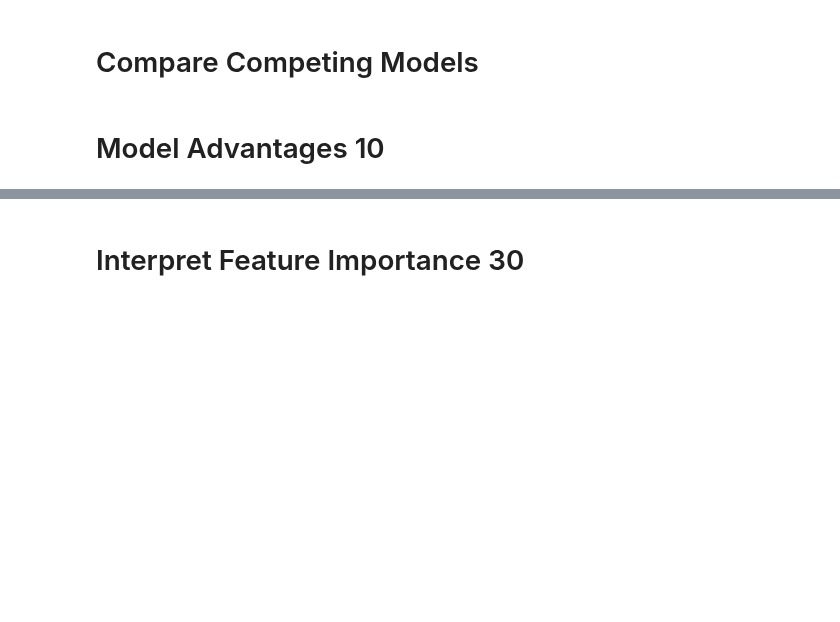
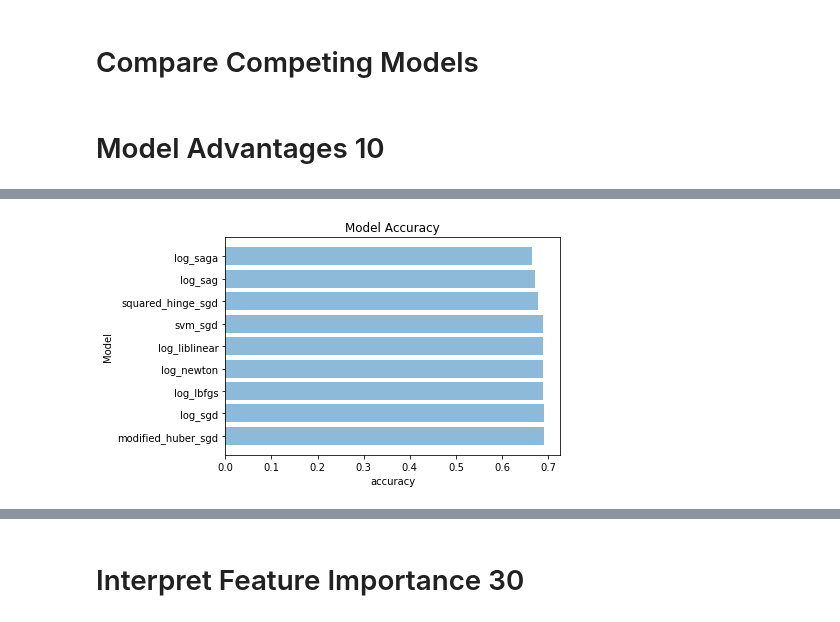
Before and after one commit to rchannewiser/MSDS-machine-learning1-team5, a Jupyter notebook: team5_lab2.ipynb, the cells around one changed output, grey strips where cells are left out. Saved outputs shown, nothing was run; the diff lists cells and outputs as text; code cells hidden in the pictures; blank space fills up the shorter version.

Commit message:
many updates for minilab resubmission

```diff
--- a/team5_lab2.ipynb
+++ b/team5_lab2.ipynb
@@ -145,14 +249,4 @@ def cv_train(name,model,x,y):
 # %% [markdown]
 # Compare Competing Models
-# %%
-#LogisticRegression
-log_newton_model = LogisticRegression(penalty='l2', C=1.0, class_weight=None, solver='newton-cg' )
-log_lbfgs_model = LogisticRegression(penalty='l2', C=1.0, class_weight=None, solver='lbfgs' )
-log_liblinear_model = LogisticRegression(penalty='l2', C=1.0, class_weight=None, solver='liblinear' )
-log_sag_model = LogisticRegression(penalty='l2', C=1.0, class_weight=None, solver='sag' )
-log_saga_model = LogisticRegression(penalty='l2', C=1.0, class_weight=None, solver='saga')
-#SGDClassifier
-log_sgd_model = lm.SGDClassifier(n_jobs=-1, loss="log")
-svm_sgd_model = lm.SGDClassifier(n_jobs=-1, loss="hinge")
 # %% [markdown]
 # Model Advantages	10
@@ -158,0 +255,16 @@ svm_sgd_model = lm.SGDClassifier(n_jobs=-1, loss="hinge")
+# %%
+#supressing warnings, many of the logistic models complain during fitting
+import warnings
+warnings.filterwarnings('ignore')
+
+#Run CV on all models and combine results into dataframe
+cv_results=cv_train("log_newton",log_newton_model, X_scaled, y2).\
+    append(cv_train("log_lbfgs",log_lbfgs_model, X_scaled, y2)).\
+    append(cv_train("log_liblinear",log_liblinear_model, X_scaled, y2)).\
+    append(cv_train("log_sag",log_sag_model, X_scaled, y2)).\
+    append(cv_train("log_saga",log_saga_model, X_scaled, y2)).\
+    append(cv_train("log_sgd",log_sgd_model, X_scaled, y2)).\
+    append(cv_train("svm_sgd",svm_sgd_model, X_scaled, y2)).\
+    append(cv_train("squared_hinge_sgd",squared_hinge_sgd_model, X_scaled, y2)).\
+    append(cv_train("modified_huber_sgd",modified_huber_sgd_model, X_scaled, y2)).\
+    sort_values("f1", ascending=False)
@@ -158,0 +313,11 @@ svm_sgd_model = lm.SGDClassifier(n_jobs=-1, loss="hinge")
+# %%
+cv_sort=cv_results.sort_values("accuracy", ascending=False)
+
+plt.barh(cv_sort.name, cv_sort.accuracy, align='center', alpha=0.5)
+plt.xlabel('accuracy')
+plt.ylabel('Model')
+plt.title('Model Accuracy')
+
+plt.show()
+# %% [output]
+[figure, added]
```
Also changed, not shown: parts of 37 cells of this notebook.
